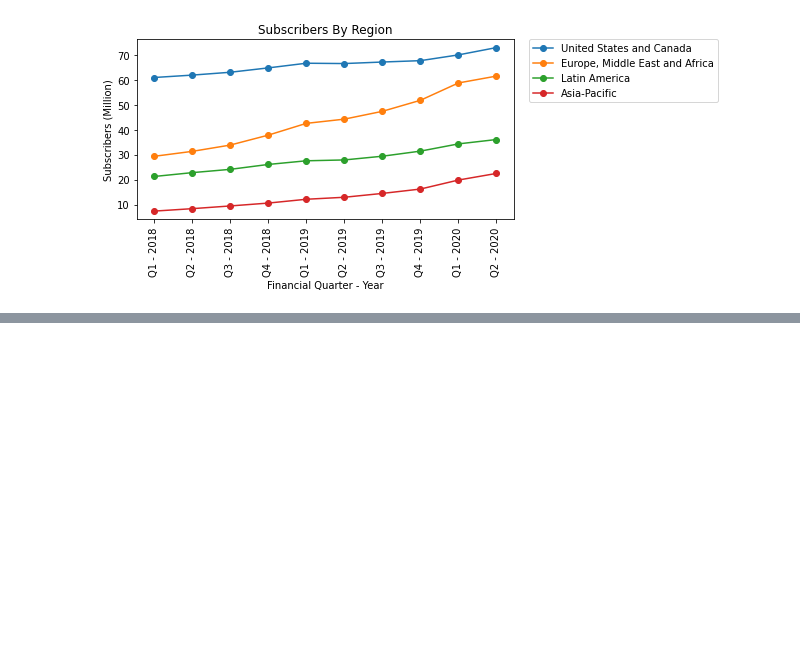
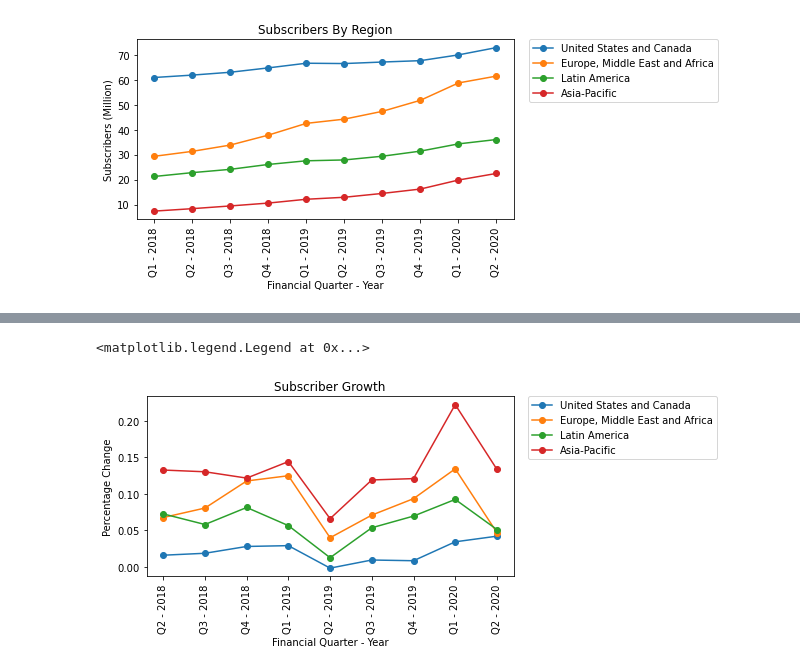
Before and after one commit to jimbleslilley/bootcamp-project-1, a Jupyter notebook: RegionGrowth.ipynb, the cells around one changed output, grey strips where cells are left out. Drawn from its saved outputs; the diff is of its cells as text; code cells hidden in the pictures; blank space fills up the shorter version.

```diff
--- a/RegionGrowth.ipynb
+++ b/RegionGrowth.ipynb
@@ -154,0 +174,26 @@ plt.legend(bbox_to_anchor=(1.04,1), borderaxespad=0)
+# %%
+y_usc_sub = area_sub["Subscribers"][area_sub["Area"] == "United States and Canada"].pct_change()
+y_ema_sub = area_sub["Subscribers"][area_sub["Area"] == "Europe,  Middle East and Africa"].pct_change()
+y_la_sub = area_sub["Subscribers"][area_sub["Area"] == "Latin America"].pct_change()
+y_ap_sub = area_sub["Subscribers"][area_sub["Area"] == "Asia-Pacific"].pct_change()
+
+y_usc_rev = area_rev["Revenue"][area_rev["Area"] == "United States and Canada"].pct_change()
+y_ema_rev = area_rev["Revenue"][area_rev["Area"] == "Europe,  Middle East and Africa"].pct_change()
+y_la_rev = area_rev["Revenue"][area_rev["Area"] == "Latin America"].pct_change()
+y_ap_rev = area_rev["Revenue"][area_rev["Area"] == "Asia-Pacific"].pct_change()
+# %%
+# plotting the line 1 points
+plt.plot(years, y_usc_sub, label = "United States and Canada", marker ="o")
+plt.plot(years, y_ema_sub, label = "Europe, Middle East and Africa", marker ="o")
+plt.plot(years, y_la_sub, label = "Latin America", marker ="o")
+plt.plot(years, y_ap_sub, label = "Asia-Pacific", marker ="o")
+
+plt.xticks(rotation=90)
+plt.title("Subscriber Growth")
+plt.xlabel("Financial Quarter - Year")
+plt.ylabel("Percentage Change")
+plt.tight_layout()
+plt.legend(bbox_to_anchor=(1.04,1), borderaxespad=0)
+# %% [output]
+<matplotlib.legend.Legend at 0x...>
+[figure, added]
```
Also changed, not shown: parts of 4 cells of this notebook.
